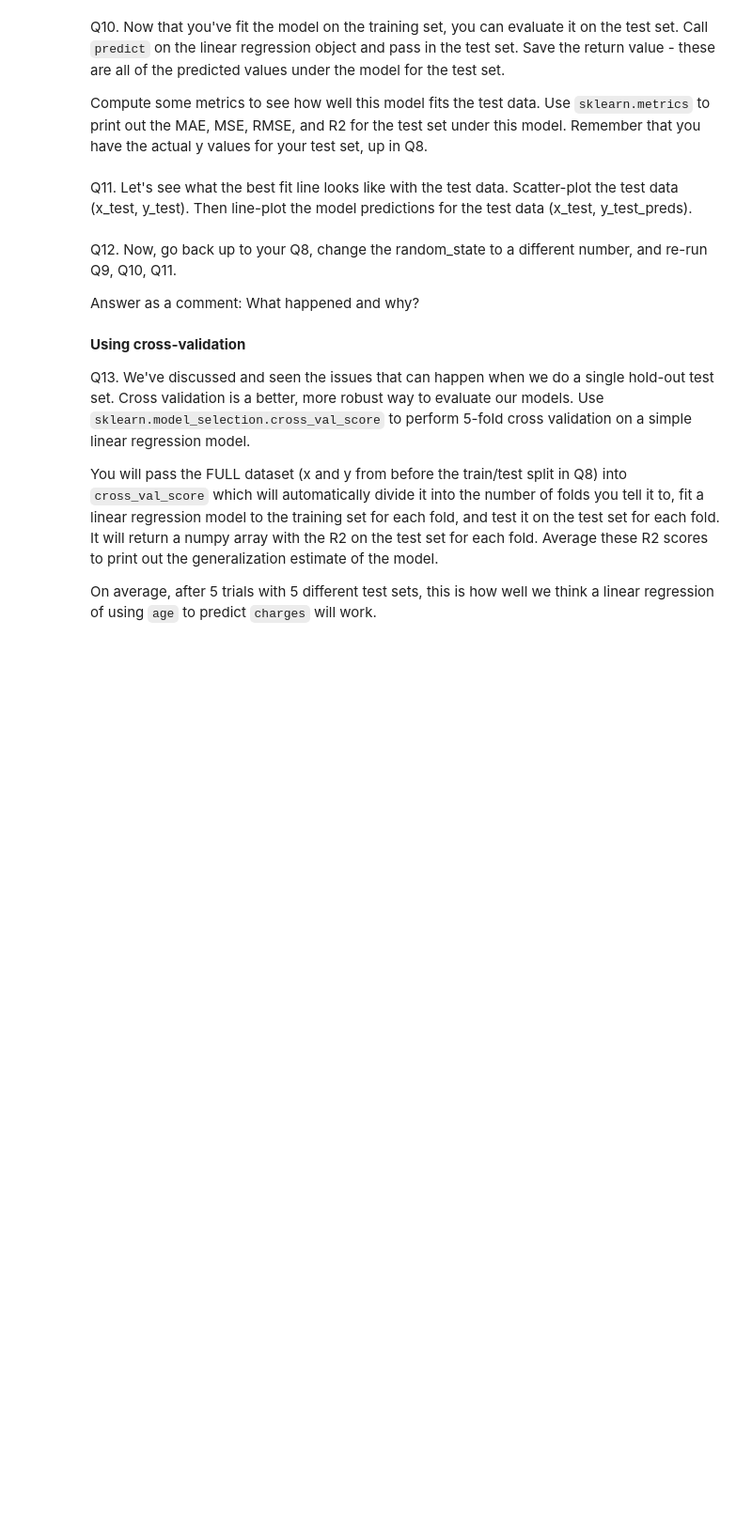
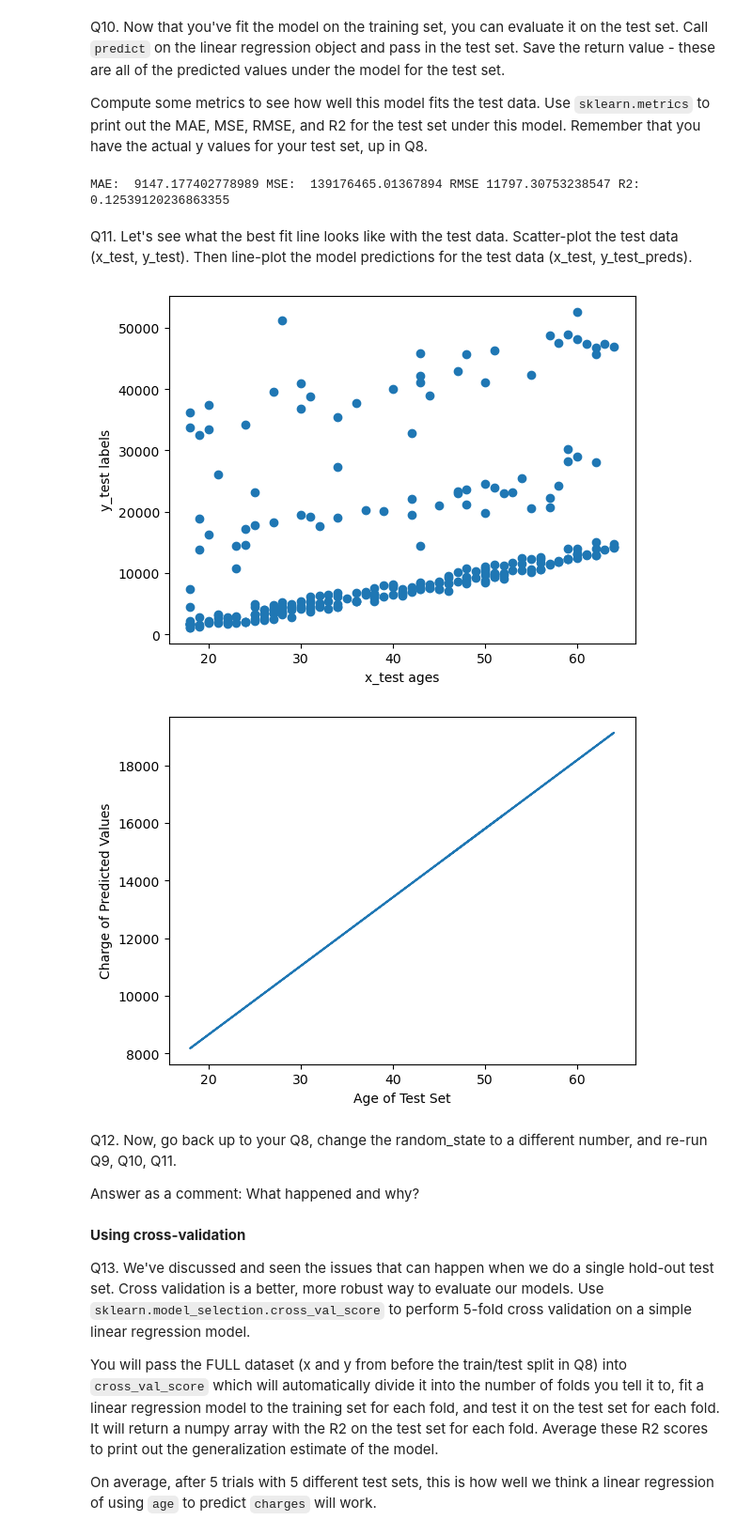
Before and after one commit to alantientran/ML-KNN, a Jupyter notebook: Assignment3.ipynb, the cells around one changed output. Shown at 94% size. Drawn from its saved outputs; the diff is of its cells as text; code cells hidden in the pictures; blank space fills up the shorter version.

```diff
--- a/Assignment3.ipynb
+++ b/Assignment3.ipynb
@@ -63,5 +116,9 @@ Q7.
 * Do the same to the labels (`y = y.values.reshape(-1,1)`).
 * Verify that you have a list of lists for both x and y.
 # %%
-# df.groupby('age)
 # y is the Class label, x is the data set
+age = ohe_data['age']
+c_label = ohe_data['charges']
+age = age.values.reshape(-1, 1)
+c_label = c_label.values.reshape(-1, 1)
+print(y) # Each value appears in its own list, each of which is contained in a parent list. Yay!
@@ -72,6 +137,8 @@ Q8. Use [sklearn.model_selection.train_test_split](https://scikit-learn.org/stab
 # %%
 from sklearn.model_selection import train_test_split
 
-# split = train_best_split(x, y, test_size=20%, train_size=80% of df)
+train_age, test_age, train_label, test_label = train_test_split(age, c_label, test_size=0.2, random_state=0)
+print(train_age.shape[0], test_age.shape[0])
+
 # I think we need to pass in two indexibles, the ones we made in Q7
 # split should be a list of two arrays
@@ -83,5 +152,7 @@ Q9. Fit a simple linear regression model to the x and y data. This computes the
 # %%
 from sklearn.linear_model import LinearRegression
 
-# model = LinearRegression()
-#model.fit(split[0])
+model = LinearRegression()
+model.fit(train_age, train_label)
+print("Slope: ", model.coef_)
+print("Intercept: ", model.intercept_)
@@ -91,12 +165,34 @@ Q10. Now that you've fit the model on the training set, you can evaluate it on t
 Compute some metrics to see how well this model fits the test data. Use `sklearn.metrics` to print out the MAE, MSE, RMSE, and R2 for the test set under this model. Remember that you have the actual y values for your test set, up in Q8.
 # %%
 import sklearn.metrics as metrics
+import numpy as np
 
-# your code goes here
+predicted_val = model.predict(test_age)
+mae = metrics.mean_absolute_error(test_label, predicted_val)
+mse = metrics.mean_squared_error(test_label, predicted_val)
+r2 = metrics.r2_score(test_label, predicted_val)
+
+rsme = np.sqrt(mse)
+
+print("MAE: ", mae, "MSE: ", mse, "RMSE", rsme, "R2: ", r2) # really bad :)
+# print(predicted_val)
+# %% [output]
+MAE:  9147.177402778989 MSE:  139176465.01367894 RMSE 11797.30753238547 R2:  0.12539120236863355
 # %% [markdown]
 Q11. Let's see what the best fit line looks like with the test data. Scatter-plot the test data (x_test, y_test). Then line-plot the model predictions for the test data (x_test, y_test_preds).
 # %%
 # your code goes here
+plt.xlabel("x_test ages")
+plt.ylabel("y_test labels")
+plt.scatter(test_age, test_label)
+plt.show()
+plt.xlabel("Age of Test Set")
+plt.ylabel("Charge of Predicted Values")
+plt.plot(test_age, predicted_val)
+plt.show()
+# %% [output]
+[figure, added]
+[figure, added]
 # %% [markdown]
 Q12. Now, go back up to your Q8, change the random_state to a different number, and re-run Q9, Q10, Q11.
 
```
Also changed, not shown: parts of 15 cells of this notebook.
